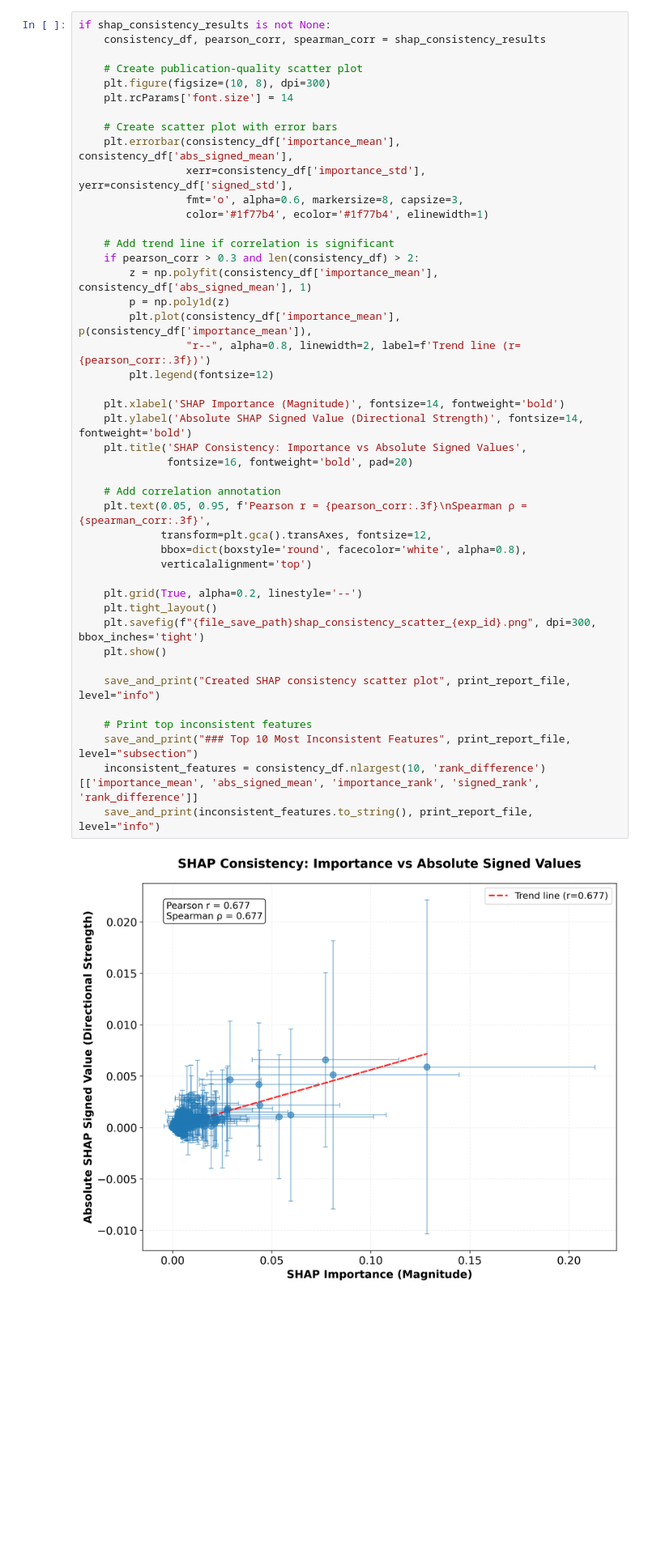
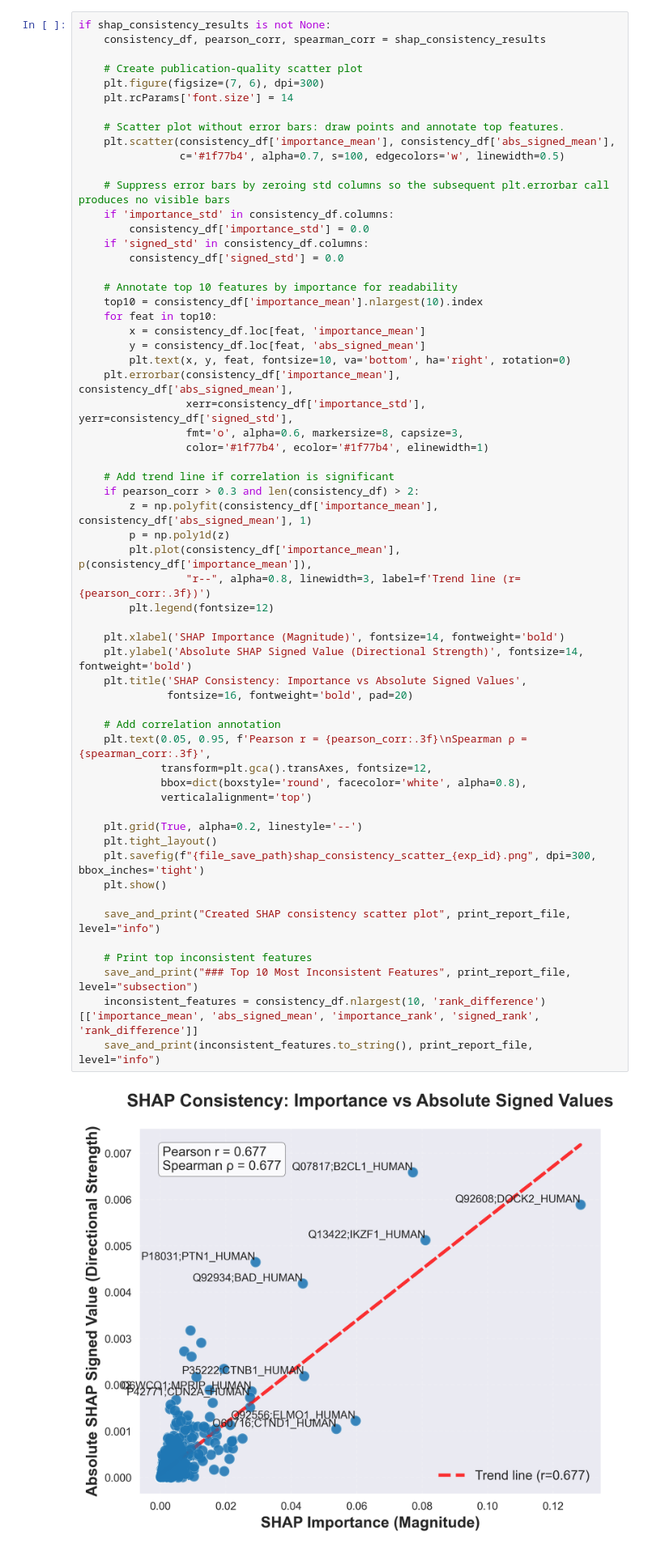
Before and after one commit to AnEvilBurrito/ode-biomarker-project, a Jupyter notebook: thesis-notebooks/result1/sub-section5/feat_importance_analysis.ipynb, the cells around one changed output. Shown at 81% size. Cells and saved outputs as stored; diff of their text form; blank space fills up the shorter version.

Commit message:
update: feature importance analysis overlapping issue

```diff
--- a/thesis-notebooks/result1/sub-section5/feat_importance_analysis.ipynb
+++ b/thesis-notebooks/result1/sub-section5/feat_importance_analysis.ipynb
@@ -793,10 +961,25 @@ if shap_consistency_results is not None:
     consistency_df, pearson_corr, spearman_corr = shap_consistency_results
 
     # Create publication-quality scatter plot
-    plt.figure(figsize=(10, 8), dpi=300)
+    plt.figure(figsize=(7, 6), dpi=300)
     plt.rcParams['font.size'] = 14
 
-    # Create scatter plot with error bars
+    # Scatter plot without error bars: draw points and annotate top features.
+    plt.scatter(consistency_df['importance_mean'], consistency_df['abs_signed_mean'],
+                c='#1f77b4', alpha=0.7, s=100, edgecolors='w', linewidth=0.5)
+
+    # Suppress error bars by zeroing std columns so the subsequent plt.errorbar call produces no visible bars
+    if 'importance_std' in consistency_df.columns:
+        consistency_df['importance_std'] = 0.0
+    if 'signed_std' in consistency_df.columns:
+        consistency_df['signed_std'] = 0.0
+
+    # Annotate top 10 features by importance for readability
+    top10 = consistency_df['importance_mean'].nlargest(10).index
+    for feat in top10:
+        x = consistency_df.loc[feat, 'importance_mean']
+        y = consistency_df.loc[feat, 'abs_signed_mean']
+        plt.text(x, y, feat, fontsize=10, va='bottom', ha='right', rotation=0)
     plt.errorbar(consistency_df['importance_mean'], consistency_df['abs_signed_mean'],
                  xerr=consistency_df['importance_std'], yerr=consistency_df['signed_std'],
                  fmt='o', alpha=0.6, markersize=8, capsize=3,
@@ -805,35 +988,35 @@ if shap_consistency_results is not None:
     # Add trend line if correlation is significant
     if pearson_corr > 0.3 and len(consistency_df) > 2:
         z = np.polyfit(consistency_df['importance_mean'], consistency_df['abs_signed_mean'], 1)
         p = np.poly1d(z)
         plt.plot(consistency_df['importance_mean'], p(consistency_df['importance_mean']),
-                 "r--", alpha=0.8, linewidth=2, label=f'Trend line (r={pearson_corr:.3f})')
+                 "r--", alpha=0.8, linewidth=3, label=f'Trend line (r={pearson_corr:.3f})')
         plt.legend(fontsize=12)
 
     plt.xlabel('SHAP Importance (Magnitude)', fontsize=14, fontweight='bold')
     plt.ylabel('Absolute SHAP Signed Value (Directional Strength)', fontsize=14, fontweight='bold')
     plt.title('SHAP Consistency: Importance vs Absolute Signed Values',
               fontsize=16, fontweight='bold', pad=20)
 
     # Add correlation annotation
     plt.text(0.05, 0.95, f'Pearson r = {pearson_corr:.3f}\nSpearman ρ = {spearman_corr:.3f}',
              transform=plt.gca().transAxes, fontsize=12,
              bbox=dict(boxstyle='round', facecolor='white', alpha=0.8),
              verticalalignment='top')
 
     plt.grid(True, alpha=0.2, linestyle='--')
     plt.tight_layout()
     plt.savefig(f"{file_save_path}shap_consistency_scatter_{exp_id}.png", dpi=300, bbox_inches='tight')
     plt.show()
 
     save_and_print("Created SHAP consistency scatter plot", print_report_file, level="info")
 
     # Print top inconsistent features
     save_and_print("### Top 10 Most Inconsistent Features", print_report_file, level="subsection")
     inconsistent_features = consistency_df.nlargest(10, 'rank_difference')[['importance_mean', 'abs_signed_mean', 'importance_rank', 'signed_rank', 'rank_difference']]
     save_and_print(inconsistent_features.to_string(), print_report_file, level="info")
 # %% [output]
-[figure, old version]
+[figure, new version]
 Created SHAP consistency scatter plot
 ### Top 10 Most Inconsistent Features
                     importance_mean  abs_signed_mean  importance_rank  signed_rank  rank_difference
```
Also changed, not shown: parts of 16 cells of this notebook, 2 other files.
